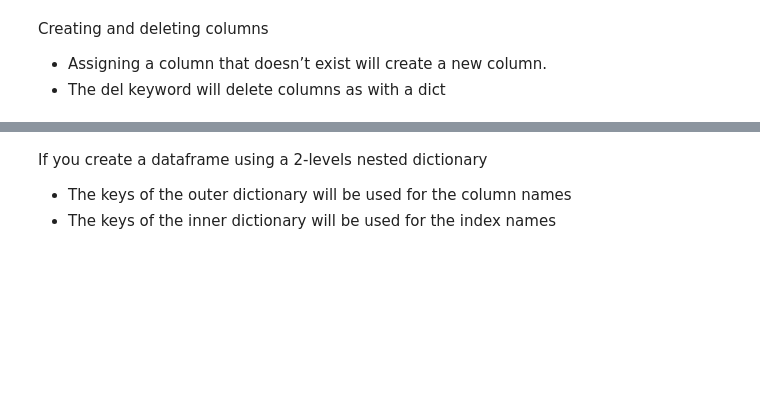
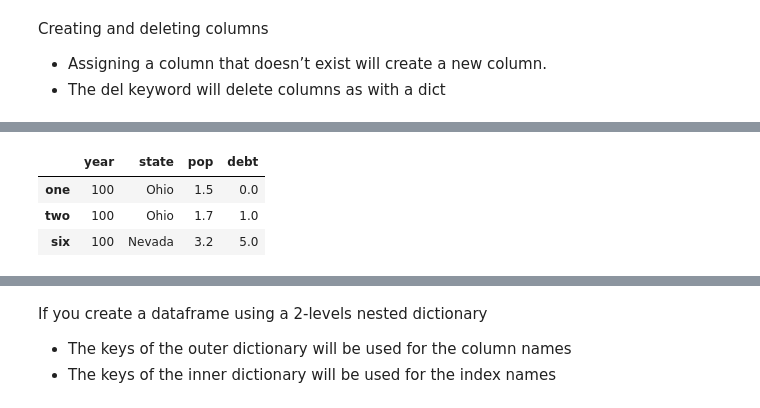
Before and after one commit to EMbeDS-education/IPDPP-GSSI-20202021, a Jupyter notebook: jupyter/jupyterNotebooks/Part1_NumPy_Pandas.ipynb, the cells around one changed output, grey strips where cells are left out. Cells and saved outputs as stored; diff of their text form; code cells hidden in the pictures; blank space fills up the shorter version.

```diff
--- a/jupyter/jupyterNotebooks/Part1_NumPy_Pandas.ipynb
+++ b/jupyter/jupyterNotebooks/Part1_NumPy_Pandas.ipynb
@@ -857,0 +944,11 @@ frame2
+# %%
+frame2['new_col']=np.arange(6)
+frame2
+print('frame2')
+print(frame2)
+
+frame2del = frame2.drop(['new_col'],axis=1)
+print('\nframe2')
+print(frame2)
+print('\nframe2del')
+print(frame2del)
@@ -857,0 +975,9 @@ frame2
+# %%
+frame2['new_col']=np.arange(6)
+frame2
+print('frame2')
+print(frame2)
+
+frame2.drop(['new_col'],axis=1,inplace=True)
+print('\nframe2')
+print(frame2)
@@ -858,3 +1002,6 @@ frame2
+# %%
+#frame2.drop(['new_col'],axis=1,inplace=True)
+frame2.drop(['new_col'],axis=1,inplace=True,errors='ignore')
 # %% [markdown]
 We have just seen how to __delete columns__
 
@@ -870,2 +1030,10 @@ frame100
+# %%
+frame100.drop(['four','three'],inplace=True)
+frame100
+# %% [output]
+|  | year | state | pop | debt |
+| one | 100 | Ohio | 1.5 | 0.0 |
+| two | 100 | Ohio | 1.7 | 1.0 |
+| six | 100 | Nevada | 3.2 | 5.0 |
 # %%
 frame2
```
Also changed, not shown: parts of 74 cells of this notebook.
